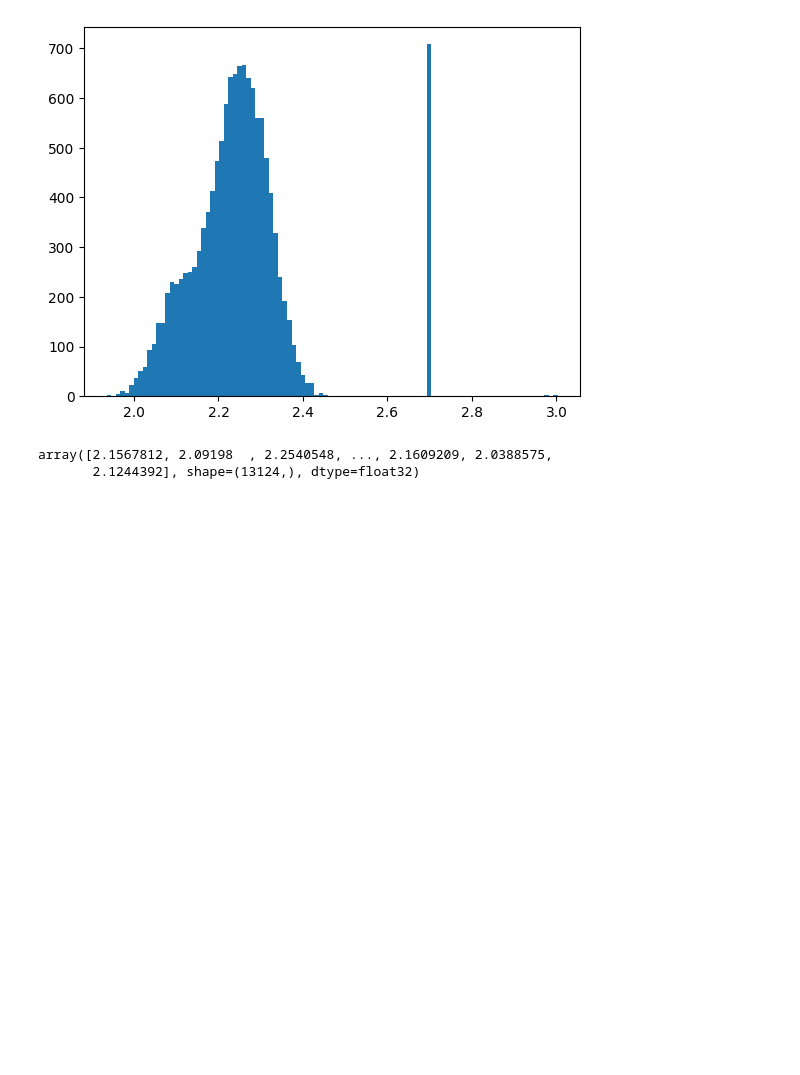
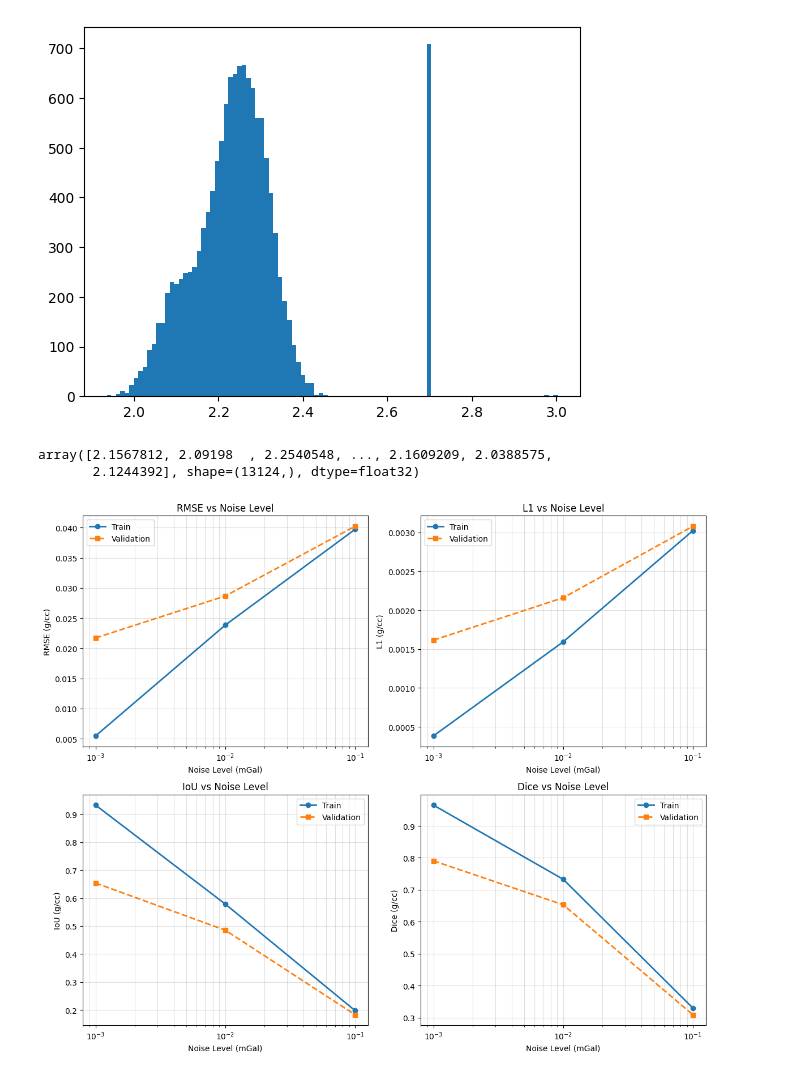
Before and after one commit to Exascale-Systems/geai, a Jupyter notebook: archive/debugger.ipynb, the cells around one changed output. Cells and saved outputs as stored; diff of their text form; code cells hidden in the pictures; blank space fills up the shorter version.

Commit message:
noise analysis

```diff
--- a/archive/debugger.ipynb
+++ b/archive/debugger.ipynb
@@ -718,3 +718,44 @@ tm_p
 # %% [output]
 array([2.1567812, 2.09198  , 2.2540548, ..., 2.1609209, 2.0388575,
        2.1244392], shape=(13124,), dtype=float32)
+# %%
+import matplotlib.pyplot as plt
+
+# Data for each noise level
+noise_levels = [0.001, 0.01, 0.1]
+
+train_rmse = [0.005462, 0.023842, 0.039717]
+val_rmse = [0.021705, 0.028662, 0.040226]
+
+train_l1 = [0.000384, 0.001593, 0.003023]
+val_l1 = [0.001615, 0.002160, 0.003079]
+
+train_iou = [0.932446, 0.578470, 0.197541]
+val_iou = [0.653828, 0.485023, 0.182750]
+
+train_dice = [0.965042, 0.732950, 0.329911]
+val_dice = [0.790684, 0.653219, 0.309026]
+
+# Plot setup
+fig, axs = plt.subplots(2, 2, figsize=(12, 10))
+metrics = [
+    ("RMSE", train_rmse, val_rmse),
+    ("L1", train_l1, val_l1),
+    ("IoU", train_iou, val_iou),
+    ("Dice", train_dice, val_dice)
+]
+
+for ax, (name, train_vals, val_vals) in zip(axs.flatten(), metrics):
+    ax.plot(noise_levels, train_vals, 'o-', label="Train", linewidth=2)
+    ax.plot(noise_levels, val_vals, 's--', label="Validation", linewidth=2)
+    ax.set_xscale("log")
+    ax.set_xlabel("Noise Level (mGal)")
+    ax.set_ylabel(f"{name} (g/cc)")
+    ax.set_title(f"{name} vs Noise Level")
+    ax.grid(True, which="both", alpha=0.4)
+    ax.legend()
+
+plt.tight_layout()
+plt.show()
+# %% [output]
+[figure, added]
```
Also changed, not shown: 7 other files.
